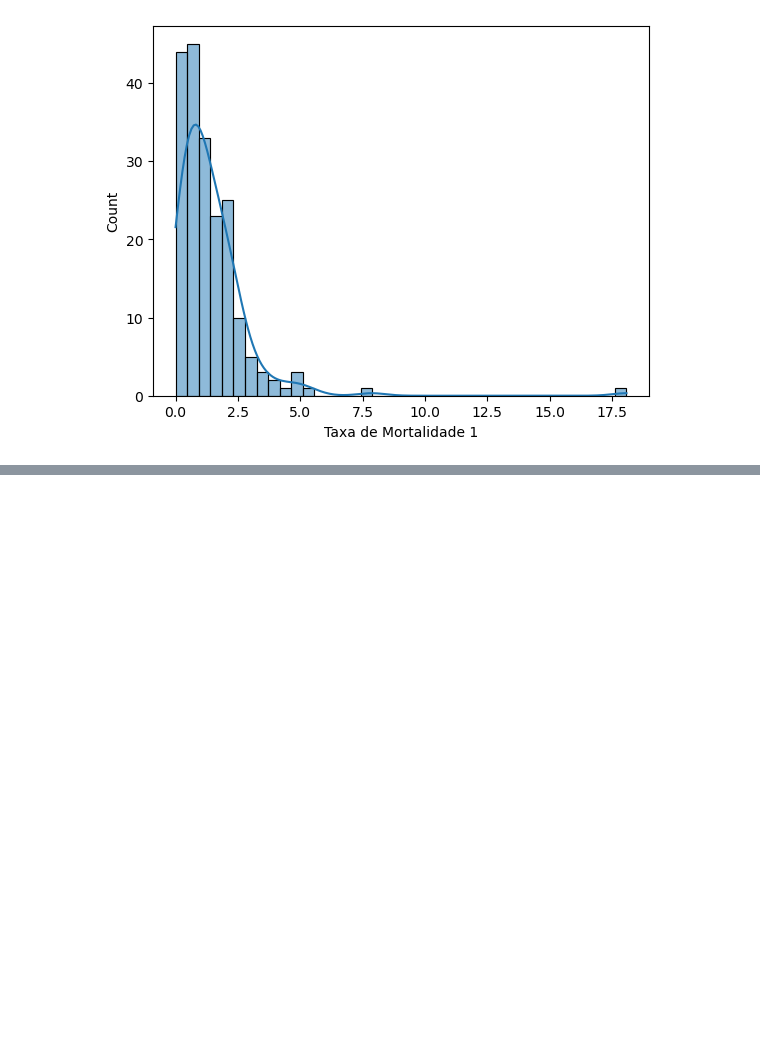
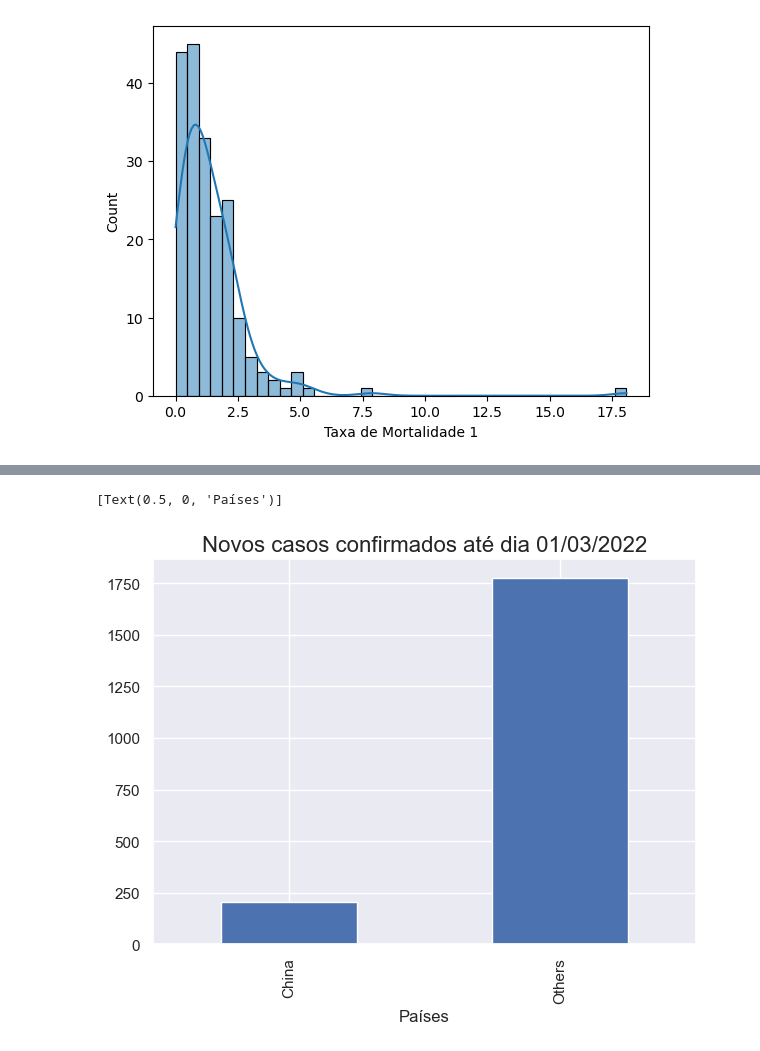
Before and after one commit to OliveiraLucas29/Curso_DataScience_Alura, a Jupyter notebook: Analises_para_medicina/Caderno do Curso.ipynb, the cells around one changed output, grey strips where cells are left out. Saved outputs shown, nothing was run; the diff lists cells and outputs as text; code cells hidden in the pictures; blank space fills up the shorter version.

```diff
--- a/Analises_para_medicina/Caderno do Curso.ipynb
+++ b/Analises_para_medicina/Caderno do Curso.ipynb
@@ -453,0 +567,11 @@ sns.histplot(combined.query('Confirmados >= 100')['Taxa de Mortalidade 1'], kde=
+# %%
+summ = confirmed.groupby('china_label').sum()
+summ['delta'] = summ['3/2/20'] - summ['3/1/20']
+
+fig = plt.figure(figsize=(7,5))
+ax = summ['delta'].plot(kind='bar')
+ax.set_title('Novos casos confirmados até dia 01/03/2022', fontsize=16)
+ax.set(xlabel='Países')
+# %% [output]
+[Text(0.5, 0, 'Países')]
+[figure, added]
```
Also changed, not shown: parts of 21 cells of this notebook.
